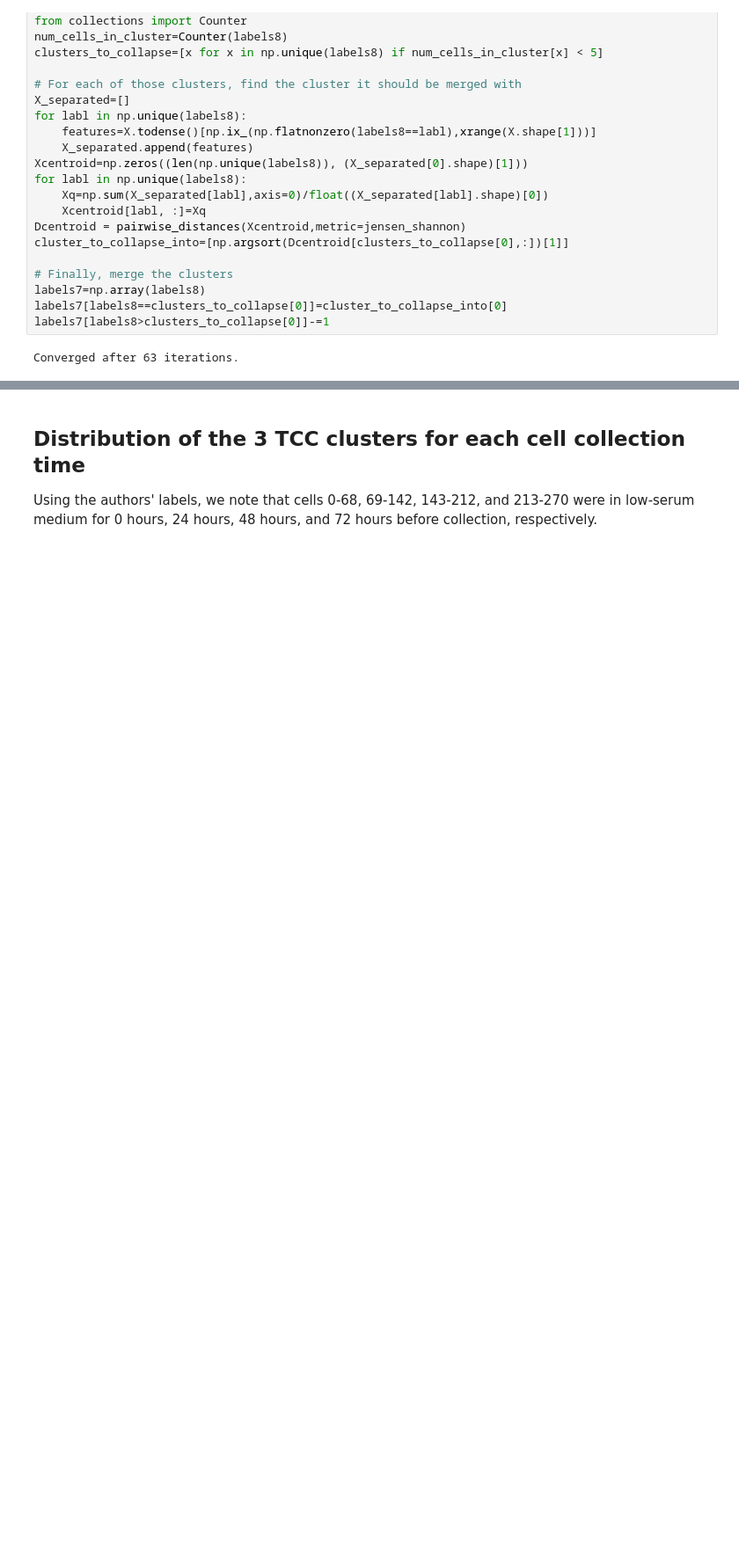
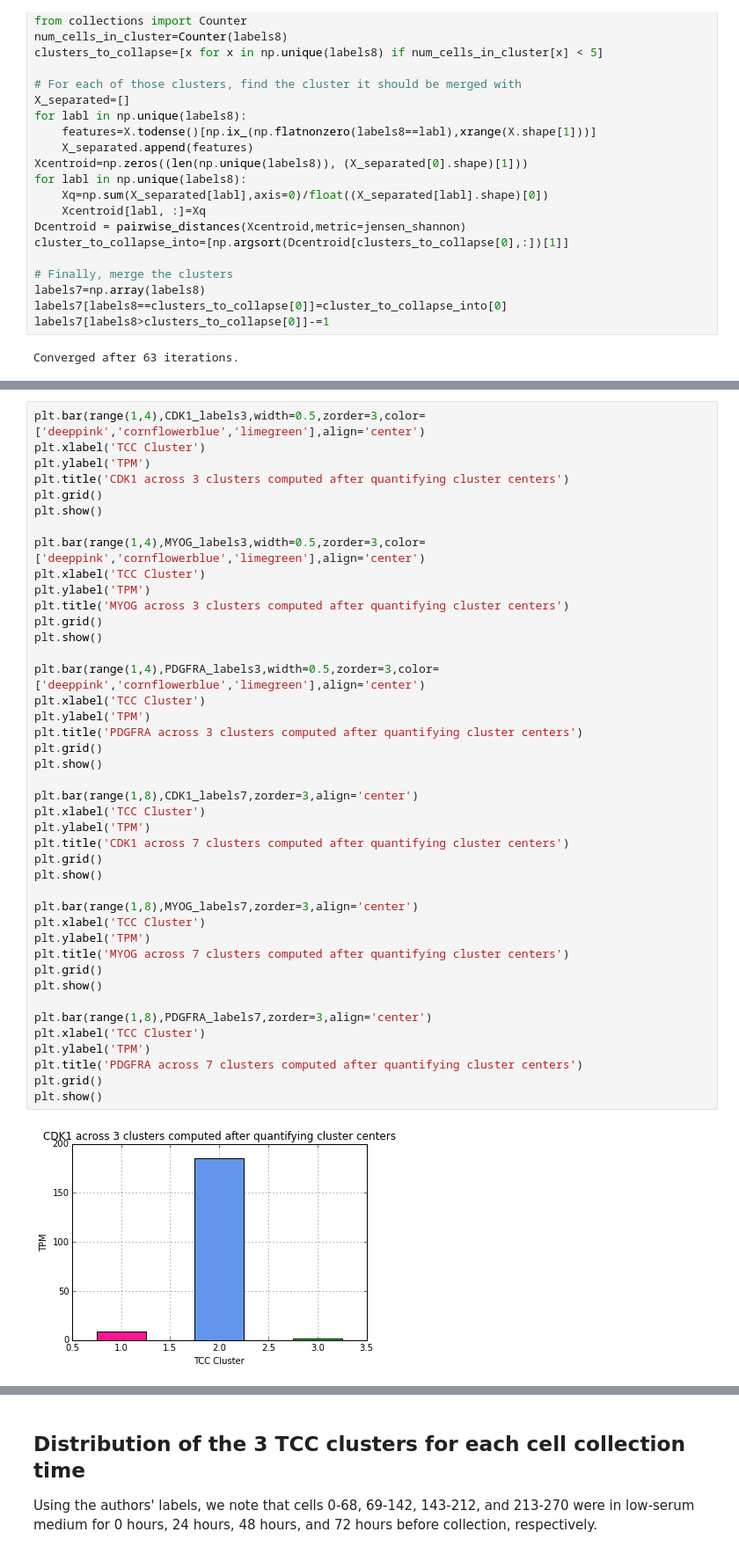
Before and after one commit to govinda-kamath/clustering_on_transcript_compatibility_counts, a Jupyter notebook: Trapnell_pipeline/Trapnell_Analysis.ipynb, the cells around one changed output, grey strips where cells are left out. Shown at 88% size. Drawn from its saved outputs; the diff is of its cells as text; blank space fills up the shorter version.

```diff
--- a/Trapnell_pipeline/Trapnell_Analysis.ipynb
+++ b/Trapnell_pipeline/Trapnell_Analysis.ipynb
@@ -115,0 +187,44 @@ Converged after 63 iterations.
+# %%
+plt.bar(range(1,4),CDK1_labels3,width=0.5,zorder=3,color=['deeppink','cornflowerblue','limegreen'],align='center')
+plt.xlabel('TCC Cluster')
+plt.ylabel('TPM')
+plt.title('CDK1 across 3 clusters computed after quantifying cluster centers')
+plt.grid()
+plt.show()
+
+plt.bar(range(1,4),MYOG_labels3,width=0.5,zorder=3,color=['deeppink','cornflowerblue','limegreen'],align='center')
+plt.xlabel('TCC Cluster')
+plt.ylabel('TPM')
+plt.title('MYOG across 3 clusters computed after quantifying cluster centers')
+plt.grid()
+plt.show()
+
+plt.bar(range(1,4),PDGFRA_labels3,width=0.5,zorder=3,color=['deeppink','cornflowerblue','limegreen'],align='center')
+plt.xlabel('TCC Cluster')
+plt.ylabel('TPM')
+plt.title('PDGFRA across 3 clusters computed after quantifying cluster centers')
+plt.grid()
+plt.show()
+
+plt.bar(range(1,8),CDK1_labels7,zorder=3,align='center')
+plt.xlabel('TCC Cluster')
+plt.ylabel('TPM')
+plt.title('CDK1 across 7 clusters computed after quantifying cluster centers')
+plt.grid()
+plt.show()
+
+plt.bar(range(1,8),MYOG_labels7,zorder=3,align='center')
+plt.xlabel('TCC Cluster')
+plt.ylabel('TPM')
+plt.title('MYOG across 7 clusters computed after quantifying cluster centers')
+plt.grid()
+plt.show()
+
+plt.bar(range(1,8),PDGFRA_labels7,zorder=3,align='center')
+plt.xlabel('TCC Cluster')
+plt.ylabel('TPM')
+plt.title('PDGFRA across 7 clusters computed after quantifying cluster centers')
+plt.grid()
+plt.show()
+# %% [output]
+[figure, added]
```
Also changed, not shown: parts of 9 cells of this notebook.
